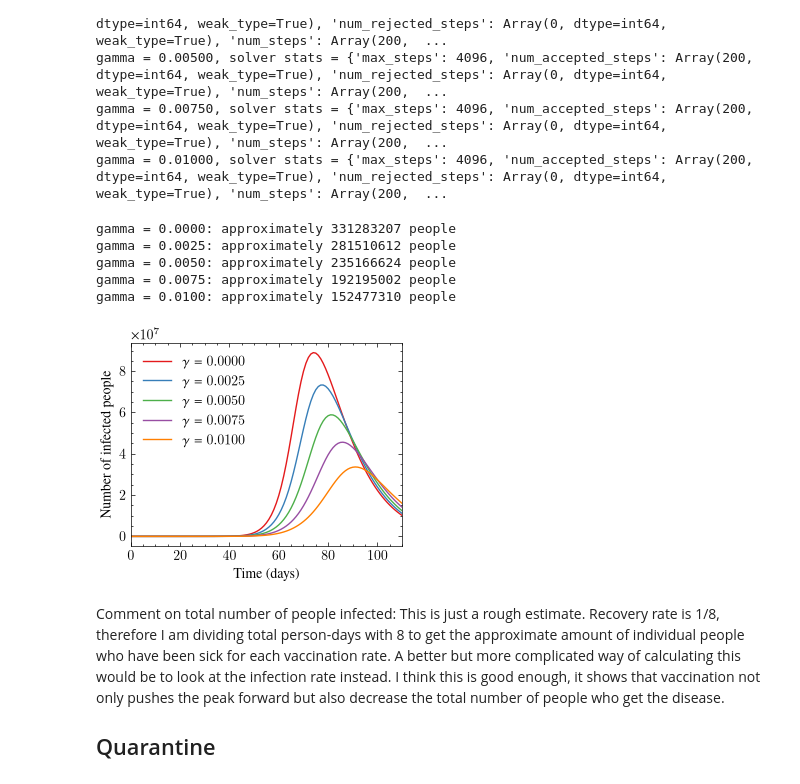
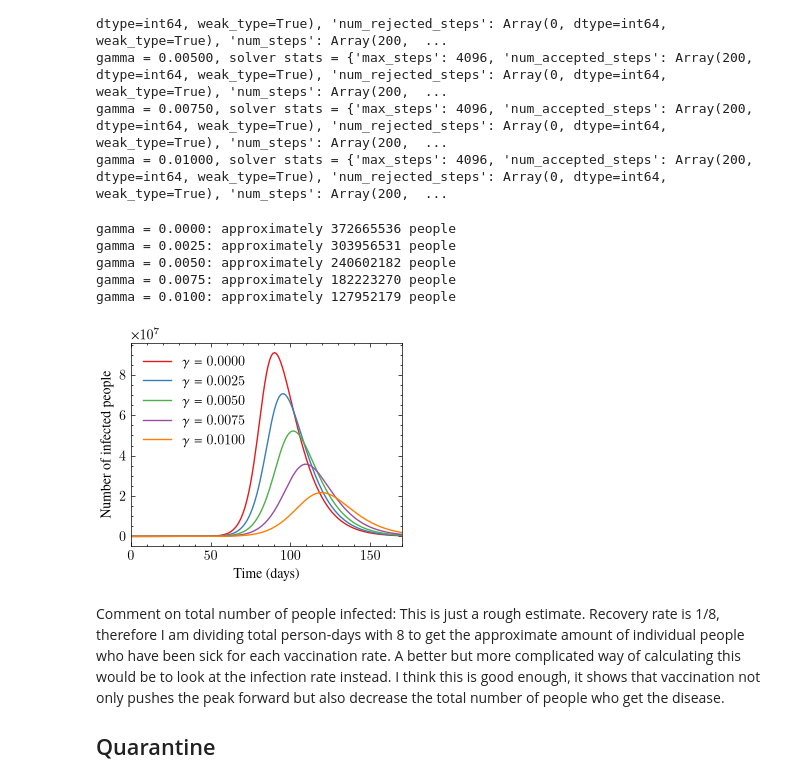
Before and after one commit to AndreaRaaschou/BERN01, a Jupyter notebook: disease_project/andrea/main_usa.ipynb, the cells around one changed output. Cells and saved outputs as stored; diff of their text form; code cells hidden in the pictures.

```diff
--- a/disease_project/andrea/main_usa.ipynb
+++ b/disease_project/andrea/main_usa.ipynb
@@ -82,7 +83,7 @@ results_v = {} # store solutions in this dictionary
 for gamma in gamma_values:
     # R0 = 12-18
     # contagious period ~ 8 days
-    p = Parameters(alpha=1/8, beta=15/8, gamma=float(gamma), delta=1/11, W=USA.get_od_matrix(), quarantine_factor=0.75)
+    p = Parameters(alpha=1/9, beta=12/9, gamma=float(gamma), delta=1/11, W=USA.get_od_matrix(), quarantine_factor=0.75)
 
     solution = diffeqsolve(SEIR, solver, t0=t0, t1=t1, dt0=dt0, y0=y0, args=p, saveat=saveat)
 
@@ -99,14 +100,14 @@ gamma = 0.00500, solver stats = {'max_steps': 4096, 'num_accepted_steps': Array(
 gamma = 0.00750, solver stats = {'max_steps': 4096, 'num_accepted_steps': Array(200, dtype=int64, weak_type=True), 'num_rejected_steps': Array(0, dtype=int64, weak_type=True), 'num_steps': Array(200,  ...
 gamma = 0.01000, solver stats = {'max_steps': 4096, 'num_accepted_steps': Array(200, dtype=int64, weak_type=True), 'num_rejected_steps': Array(0, dtype=int64, weak_type=True), 'num_steps': Array(200,  ...
 # %%
-plot_infection_peak(results_v, ts, "gamma", "../figures/vaccination_rates.pdf")
+plot_infection_peak(results_v, ts, "gamma", "../figures/vaccination_rates.pdf", time_stop=170)
 # %% [output]
-gamma = 0.0000: approximately 331283207 people
-gamma = 0.0025: approximately 281510612 people
-gamma = 0.0050: approximately 235166624 people
-gamma = 0.0075: approximately 192195002 people
-gamma = 0.0100: approximately 152477310 people
+gamma = 0.0000: approximately 372665536 people
+gamma = 0.0025: approximately 303956531 people
+gamma = 0.0050: approximately 240602182 people
+gamma = 0.0075: approximately 182223270 people
+gamma = 0.0100: approximately 127952179 people
-[figure, old version]
+[figure, new version]
 # %% [markdown]
 Comment on total number of people infected: This is just a rough estimate. Recovery rate is 1/8, therefore I am dividing total person-days with 8 to get the approximate amount of individual people who have been sick for each vaccination rate. A better but more complicated way of calculating this would be to look at the infection rate instead. I think this is good enough, it shows that vaccination not only pushes the peak forward but also decrease the total number of people who get the disease.
 
```
Also changed, not shown: parts of 9 cells of this notebook, 2 other files.
